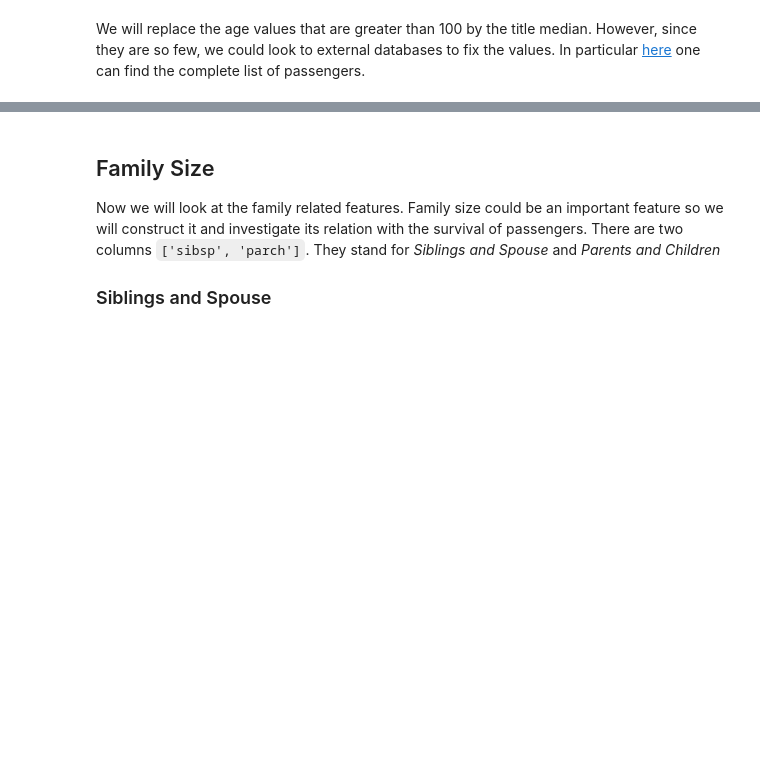
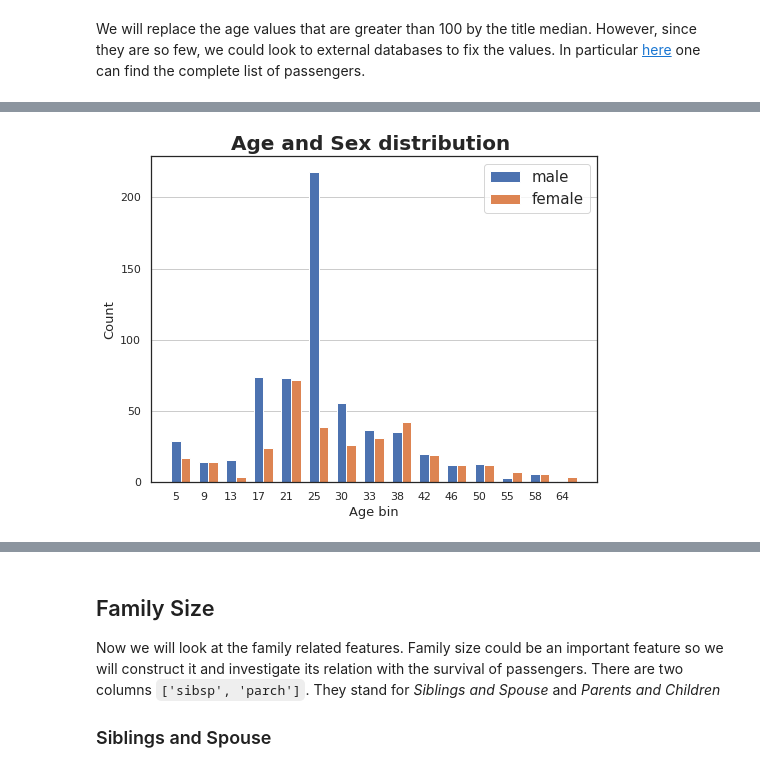
Before and after one commit to pibieta/ML-course, a Jupyter notebook: cargox/Thomas_Andrews.ipynb, the cells around one changed output, grey strips where cells are left out. Cells and saved outputs as stored; diff of their text form; code cells hidden in the pictures; blank space fills up the shorter version.

```diff
--- a/cargox/Thomas_Andrews.ipynb
+++ b/cargox/Thomas_Andrews.ipynb
@@ -302,0 +332,27 @@ train_feat.loc[train_feat.age > 100, 'age'] = train_feat.groupby('title').age.me
+# %%
+# Define helper variables for the plots
+
+dead_men = train_feat[(train_feat.survived == 0) & (train_feat.sex == 1)].age.value_counts(bins=15, sort= False)
+alive_men = train_feat[(train_feat.survived ==1) & (train_feat.sex == 1)].age.value_counts(bins=15, sort= False)
+dead_women = train_feat[(train_feat.survived == 0) & (train_feat.sex == 0)].age.value_counts(bins=15, sort= False)
+alive_women = train_feat[(train_feat.survived == 1) & (train_feat.sex == 0)].age.value_counts(bins=15, sort= False)
+men = train_feat[train_feat.sex == 1].age.value_counts(bins=15, sort= False)
+women = train_feat[train_feat.sex == 0].age.value_counts(bins=15, sort= False)
+# %%
+def sex_dist(size= (8,6), s_men = men, s_women = women, index = men.index, ttl_suffix = '' ):
+  plt.figure(figsize=size)
+  width=0.35
+  x =  [i for i in range(len(index))]
+  x = np.array(x)
+  plt.bar(x = x, height = s_men, width=width, align = 'center', label = 'male')
+  plt.bar(x = x + width, height = s_women, width=width, align = 'center', label = 'female')
+  plt.xlabel('Age bin', fontdict={'size': 13} )
+  plt.xticks(np.arange(15), ('5', '9', '13', '17', '21', '25', '30', '33', '38', '42', '46', '50', '55', '58', '64'))
+  plt.ylabel('Count', fontdict={'size':13})
+  plt.title('Age and Sex distribution' + ' ' + ttl_suffix, fontdict={'size': 20, 'weight': 'bold'})
+  plt.grid(True, axis='y')
+  plt.legend(prop={'size': 15})
+# %%
+sex_dist()
+# %% [output]
+[figure, added]
```
Also changed, not shown: parts of 56 cells of this notebook.
